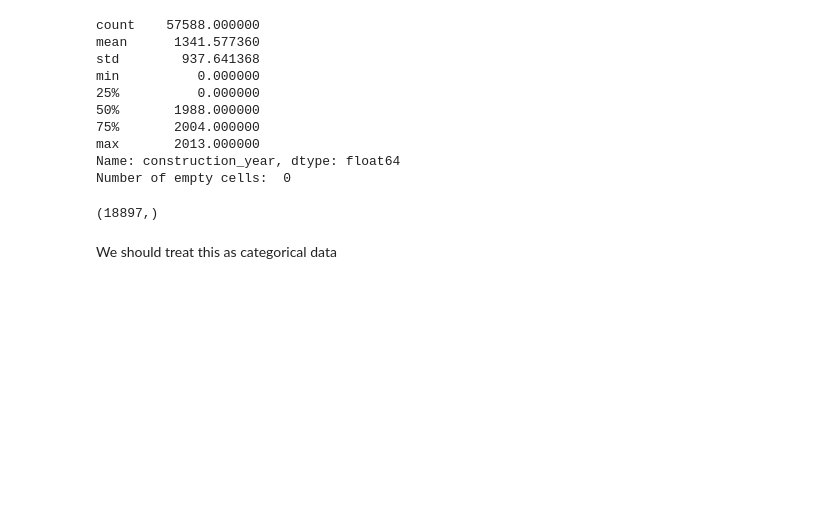
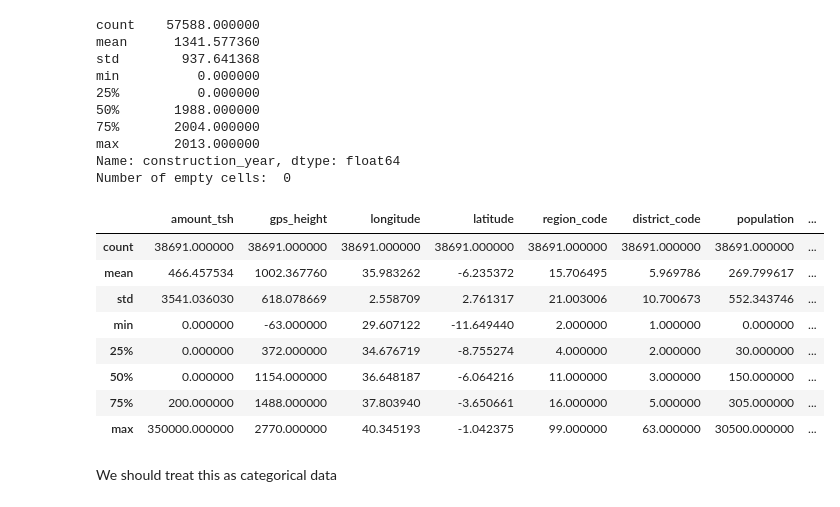
Before and after one commit to liufan2312/ORIE4741-DrivenData-Competition, a Jupyter notebook: Data Cleansing.ipynb, the cells around one changed output. Drawn from its saved outputs; the diff is of its cells as text; code cells hidden in the pictures; blank space fills up the shorter version.

```diff
--- a/Data Cleansing.ipynb
+++ b/Data Cleansing.ipynb
@@ -410,10 +508,18 @@ max       2013.000000
 Name: construction_year, dtype: float64
 Number of empty cells:  0
 # %%
-# Check how many different years
-print(clean_data[clean_data["construction_year"] == 0]["construction_year"].shape)
+# Check how many different yea
+clean_data[clean_data["construction_year"] != 0].describe()
 # %% [output]
-(18897,)
+|  | amount_tsh | gps_height | longitude | latitude | region_code | district_code | population | ... |
+| count | 38691.000000 | 38691.000000 | 38691.000000 | 38691.000000 | 38691.000000 | 38691.000000 | 38691.000000 | ... |
+| mean | 466.457534 | 1002.367760 | 35.983262 | -6.235372 | 15.706495 | 5.969786 | 269.799617 | ... |
+| std | 3541.036030 | 618.078669 | 2.558709 | 2.761317 | 21.003006 | 10.700673 | 552.343746 | ... |
+| min | 0.000000 | -63.000000 | 29.607122 | -11.649440 | 2.000000 | 1.000000 | 0.000000 | ... |
+| 25% | 0.000000 | 372.000000 | 34.676719 | -8.755274 | 4.000000 | 2.000000 | 30.000000 | ... |
+| 50% | 0.000000 | 1154.000000 | 36.648187 | -6.064216 | 11.000000 | 3.000000 | 150.000000 | ... |
+| 75% | 200.000000 | 1488.000000 | 37.803940 | -3.650661 | 16.000000 | 5.000000 | 305.000000 | ... |
+| max | 350000.000000 | 2770.000000 | 40.345193 | -1.042375 | 99.000000 | 63.000000 | 30500.000000 | ... |
 # %% [markdown]
 We should treat this as categorical data
 # %% [markdown]
```
Also changed, not shown: parts of 12 cells of this notebook, 2 other files.
